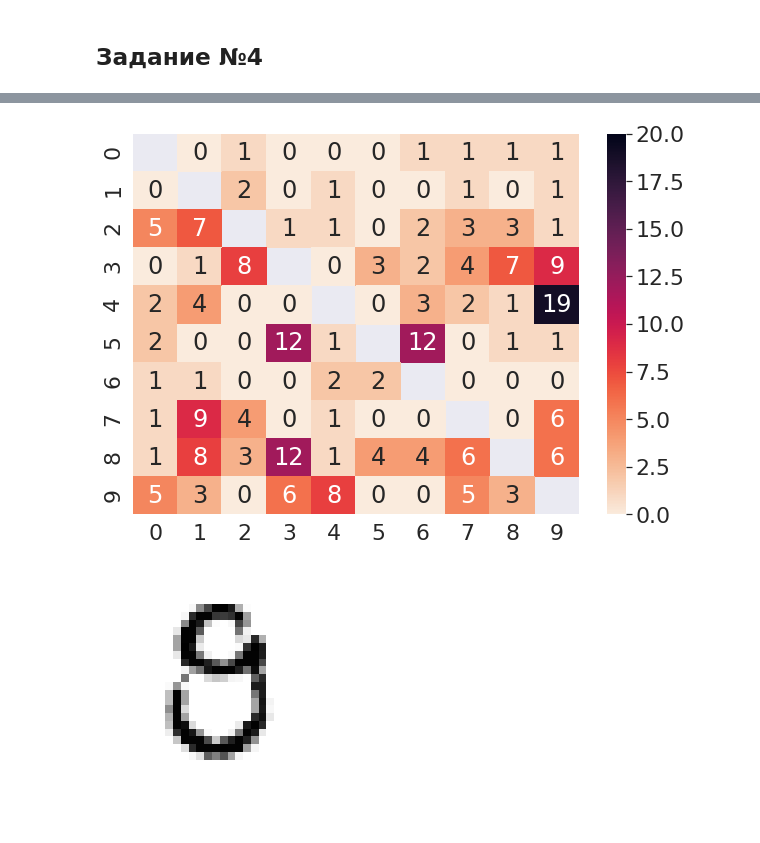
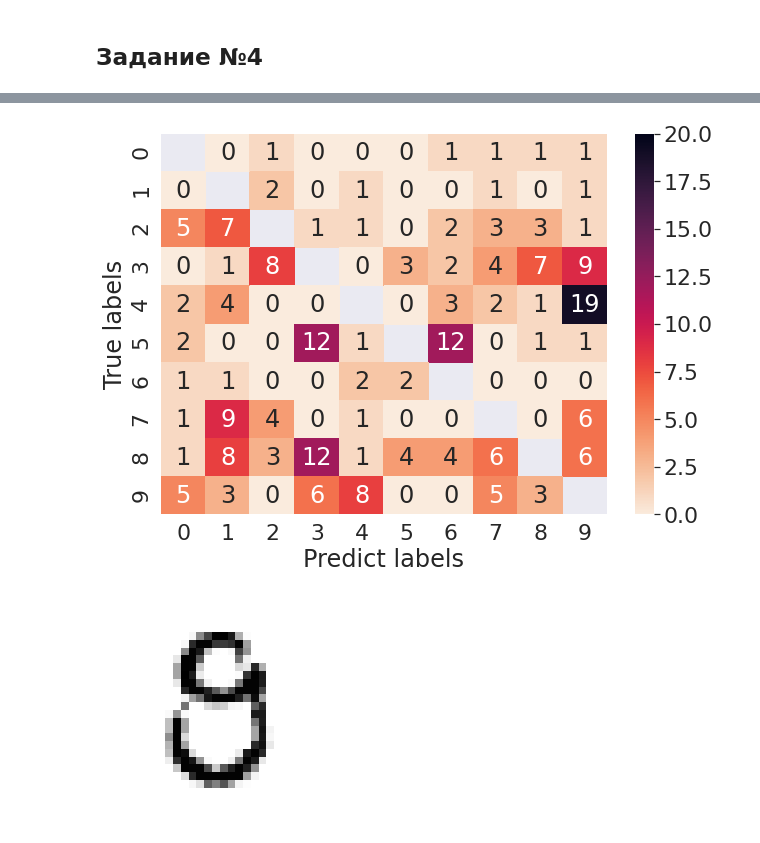
Before and after one commit to Tytskiy/Study, a Jupyter notebook: mmp-fall-2020/practicum/hm-4(KNN)/hm-4.ipynb, the cells around one changed output, grey strips where cells are left out. Cells and saved outputs as stored; diff of their text form; code cells hidden in the pictures.

```diff
--- a/mmp-fall-2020/practicum/hm-4(KNN)/hm-4.ipynb
+++ b/mmp-fall-2020/practicum/hm-4(KNN)/hm-4.ipynb
@@ -120,17 +122,19 @@ accuracy_score(y_test, y_pred_base)
 # %%
 from sklearn.metrics import confusion_matrix
 cm = confusion_matrix(y_test, y_pred_base, labels=range(10))
 df_cm = pd.DataFrame(cm, range(10), range(10))
 for i in range(10):
     df_cm.iloc[i,i]=float("inf")
 
 fig = plt.figure(figsize=(10, 7))
 sn.set(font_scale=2)
 sn.heatmap(df_cm, annot=True, cmap="rocket_r",vmax=20)
+plt.xlabel("Predict labels")
+plt.ylabel("True labels")
 fig.savefig("figures/task4.pdf")
 plt.show()
 # %% [output]
-[figure, old version]
+[figure, new version]
 # %%
 lim = 1
 for i in range(10):
```
Also changed, not shown: parts of 3 cells of this notebook, 5 other files.
